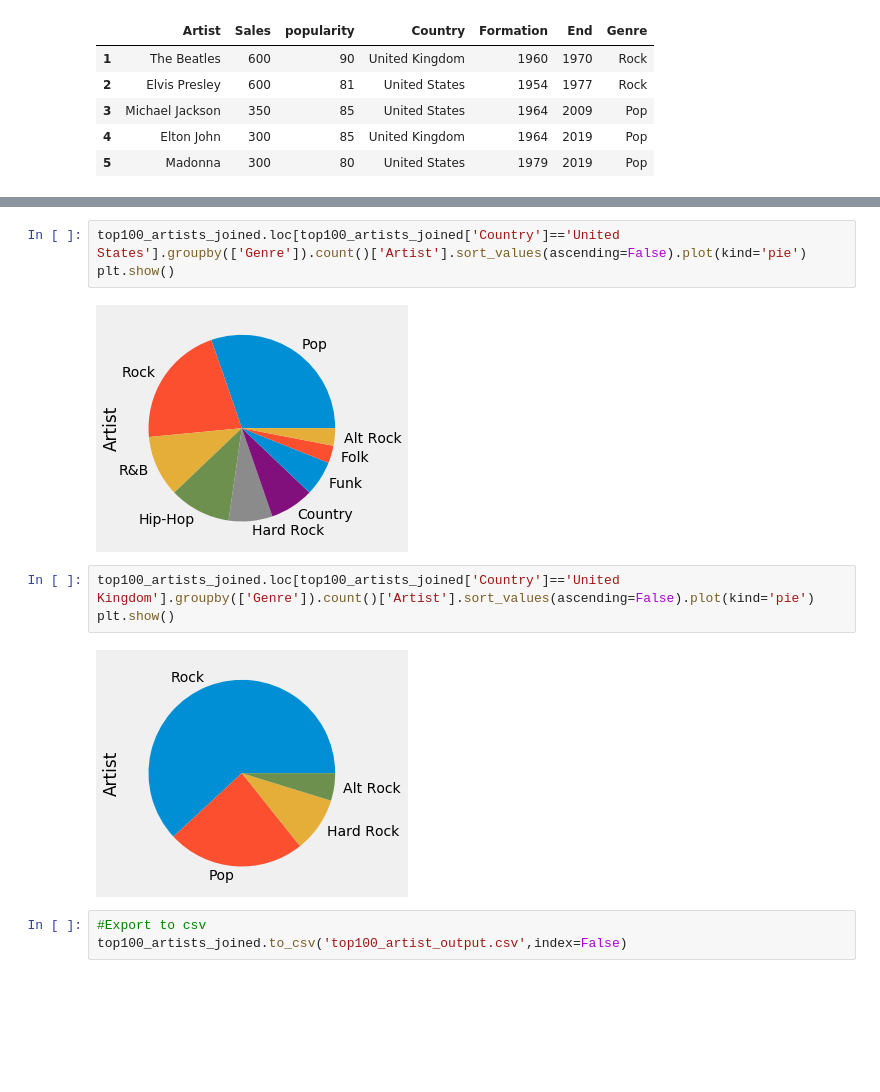
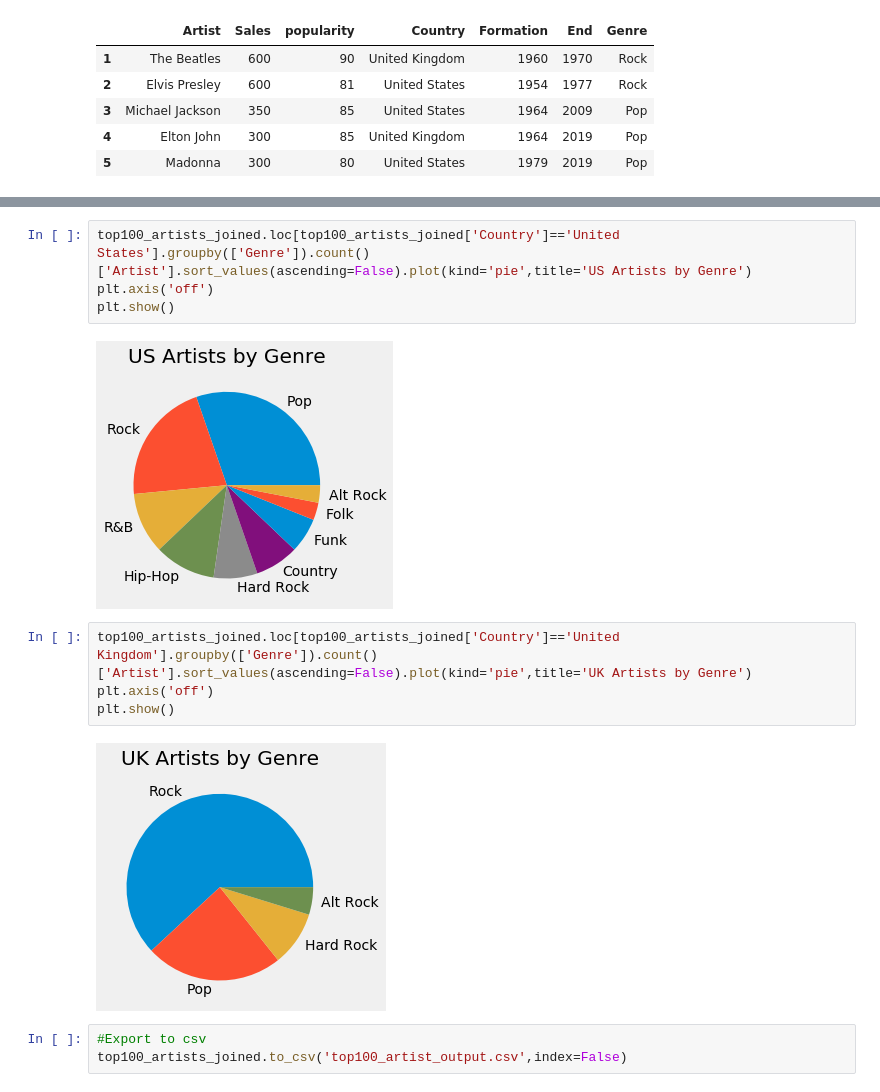
Before and after one commit to shreymukh2020/Spotify-ETL-Analysis, a Jupyter notebook: ETL_Top100_Project.ipynb, the cells around one changed output, grey strips where cells are left out. Saved outputs shown, nothing was run; the diff lists cells and outputs as text; blank space fills up the shorter version.

```diff
--- a/ETL_Top100_Project.ipynb
+++ b/ETL_Top100_Project.ipynb
@@ -157,13 +163,15 @@ plt.show()
 # %%
-top100_artists_joined.loc[top100_artists_joined['Country']=='United States'].groupby(['Genre']).count()['Artist'].sort_values(ascending=False).plot(kind='pie')
+top100_artists_joined.loc[top100_artists_joined['Country']=='United States'].groupby(['Genre']).count()['Artist'].sort_values(ascending=False).plot(kind='pie',title='US Artists by Genre')
+plt.axis('off')
 plt.show()
 # %% [output]
-[figure, old version]
+[figure, new version]
 # %%
-top100_artists_joined.loc[top100_artists_joined['Country']=='United Kingdom'].groupby(['Genre']).count()['Artist'].sort_values(ascending=False).plot(kind='pie')
+top100_artists_joined.loc[top100_artists_joined['Country']=='United Kingdom'].groupby(['Genre']).count()['Artist'].sort_values(ascending=False).plot(kind='pie',title='UK Artists by Genre')
+plt.axis('off')
 plt.show()
 # %% [output]
-[figure, old version]
+[figure, new version]
 # %%
 #Export to csv
 top100_artists_joined.to_csv('top100_artist_output.csv',index=False)
```
Also changed, not shown: parts of 3 cells of this notebook.
